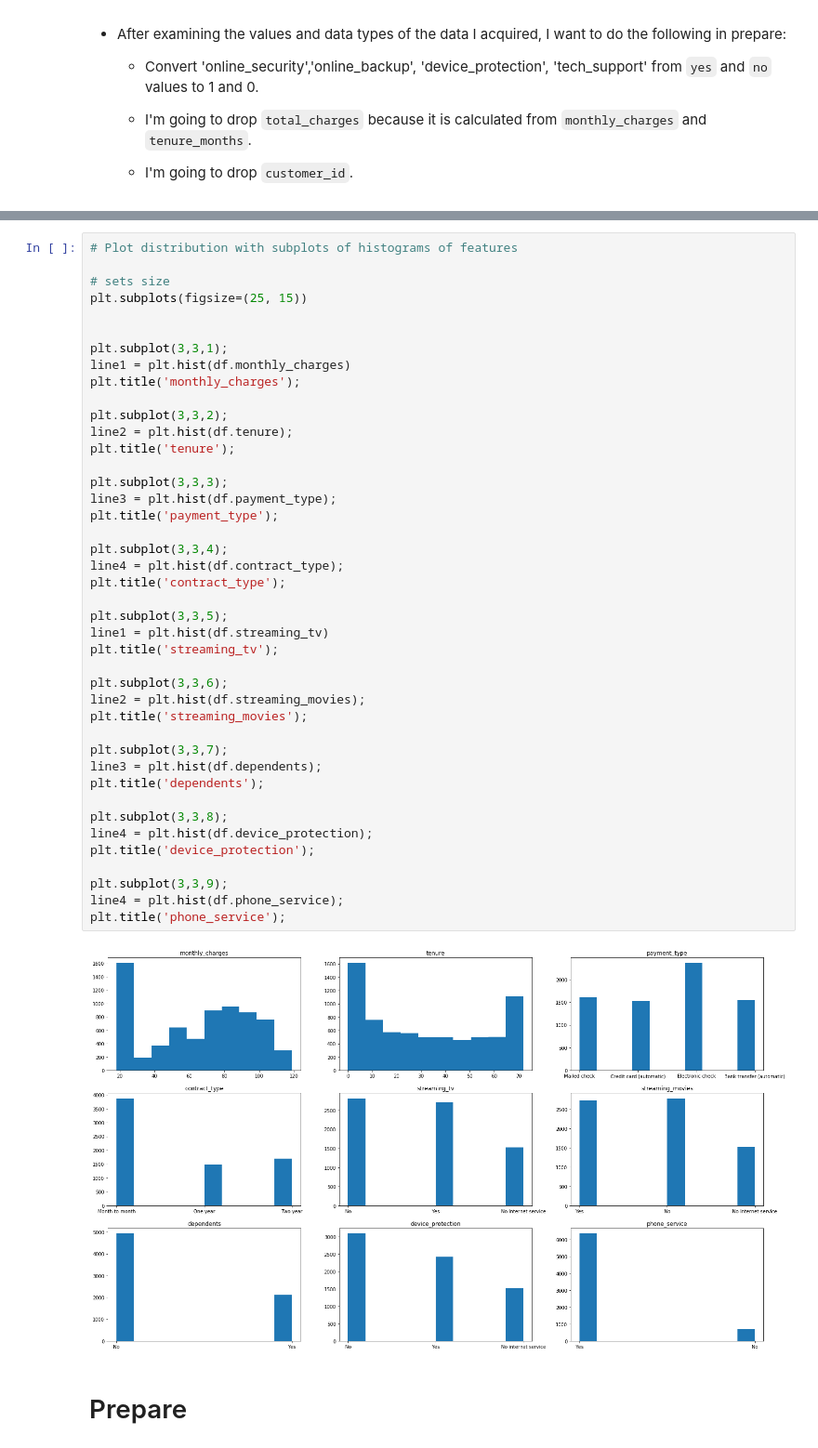
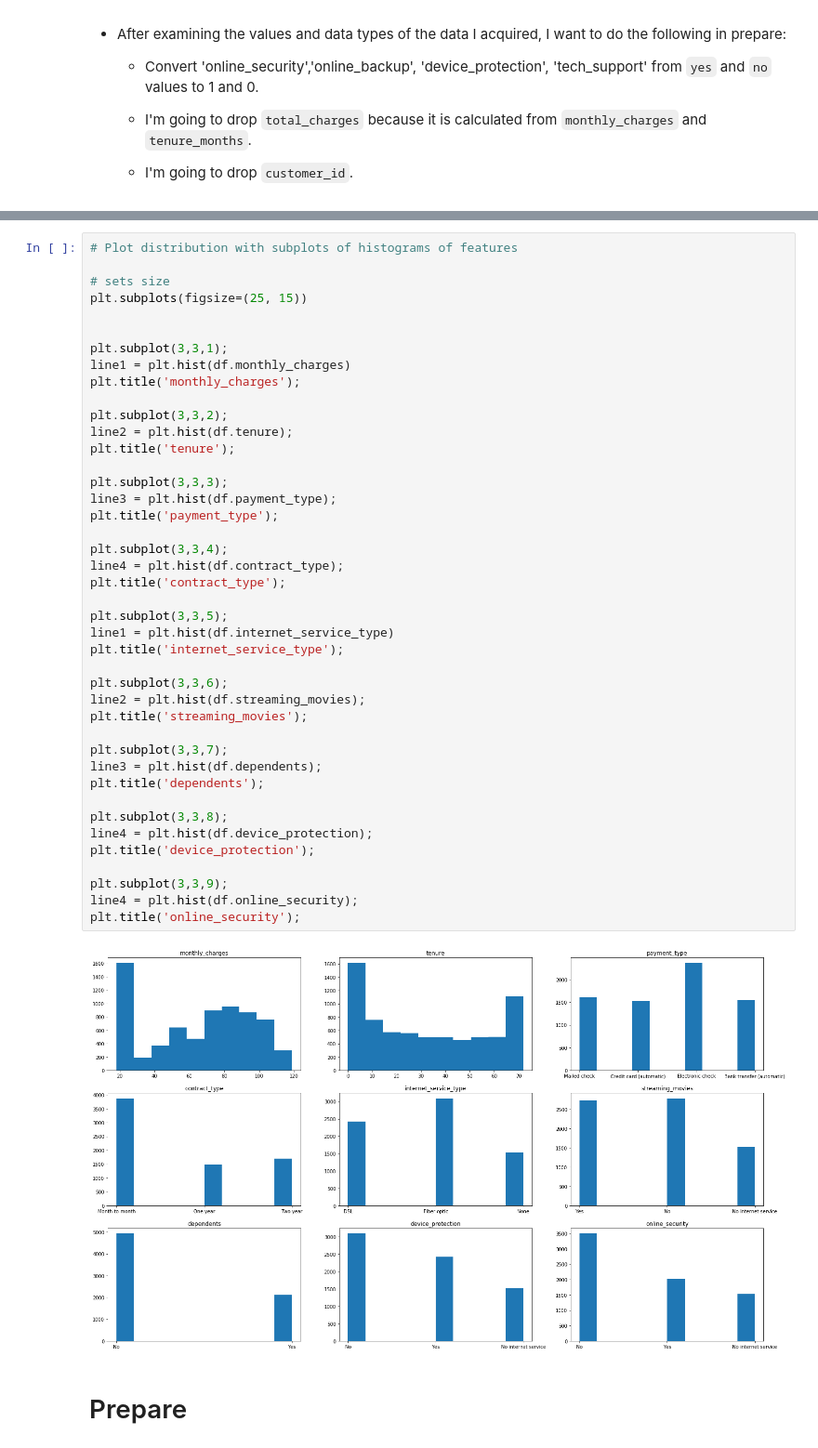
Before and after one commit to QuantumKane/classification_project, a Jupyter notebook: raw.ipynb, the cells around one changed output, grey strips where cells are left out. Shown at 93% size. Cells and saved outputs as stored; diff of their text form.

```diff
--- a/raw.ipynb
+++ b/raw.ipynb
@@ -179,38 +137,38 @@ line1 = plt.hist(df.monthly_charges)
 plt.title('monthly_charges');
 
 plt.subplot(3,3,2);
 line2 = plt.hist(df.tenure);
 plt.title('tenure');
 
 plt.subplot(3,3,3);
 line3 = plt.hist(df.payment_type);
 plt.title('payment_type');
 
 plt.subplot(3,3,4);
 line4 = plt.hist(df.contract_type);
 plt.title('contract_type');
 
 plt.subplot(3,3,5);
-line1 = plt.hist(df.streaming_tv)
-plt.title('streaming_tv');
+line1 = plt.hist(df.internet_service_type)
+plt.title('internet_service_type');
 
 plt.subplot(3,3,6);
 line2 = plt.hist(df.streaming_movies);
 plt.title('streaming_movies');
 
 plt.subplot(3,3,7);
 line3 = plt.hist(df.dependents);
 plt.title('dependents');
 
 plt.subplot(3,3,8);
 line4 = plt.hist(df.device_protection);
 plt.title('device_protection');
 
 plt.subplot(3,3,9);
-line4 = plt.hist(df.phone_service);
-plt.title('phone_service');
+line4 = plt.hist(df.online_security);
+plt.title('online_security');
 # %% [output]
-[figure, old version]
+[figure, new version]
 # %% [markdown]
 # Prepare
 # %%
```
Also changed, not shown: parts of 91 cells of this notebook.
